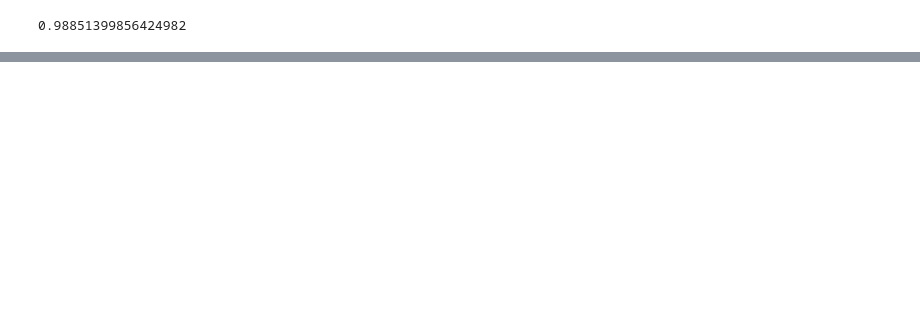
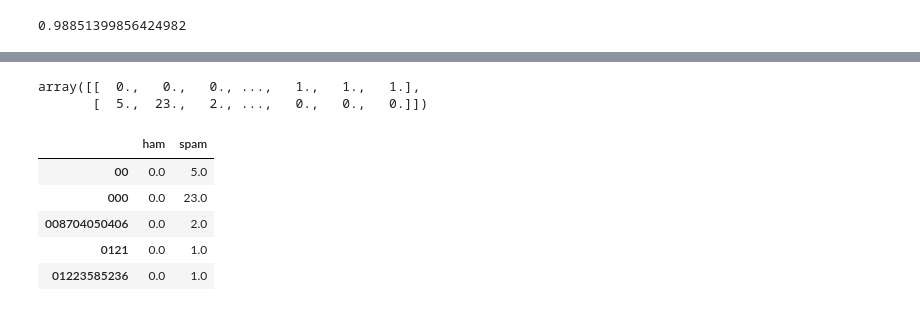
Before and after one commit to minimalgeek/Python, a Jupyter notebook: NLP/SciKit + Text machine learning.ipynb, the cells around one changed output, grey strips where cells are left out. Drawn from its saved outputs; the diff is of its cells as text; code cells hidden in the pictures; blank space fills up the shorter version.

```diff
--- a/NLP/SciKit + Text machine learning.ipynb
+++ b/NLP/SciKit + Text machine learning.ipynb
@@ -257,0 +345,2 @@ accuracy_score(y_test, y_pred_class)
+# %%
+X_train_tokens = vect.get_feature_names()
@@ -257,0 +391,10 @@ accuracy_score(y_test, y_pred_class)
+# %%
+# nr of times each token appeared in each class
+# 1st token: 0 times in ham, 5 times in spam!
+nb.feature_count_
+# %% [output]
+array([[  0.,   0.,   0., ...,   1.,   1.,   1.],
+       [  5.,  23.,   2., ...,   0.,   0.,   0.]])
+# %%
+ham_token_count = nb.feature_count_[0,:]
+spam_token_count = nb.feature_count_[1,:]
@@ -257,0 +403,9 @@ accuracy_score(y_test, y_pred_class)
+# %%
+tokens.head()
+# %% [output]
+|  | ham | spam |
+| 00 | 0.0 | 5.0 |
+| 000 | 0.0 | 23.0 |
+| 008704050406 | 0.0 | 2.0 |
+| 0121 | 0.0 | 1.0 |
+| 01223585236 | 0.0 | 1.0 |
```
Also changed, not shown: parts of 33 cells of this notebook.
